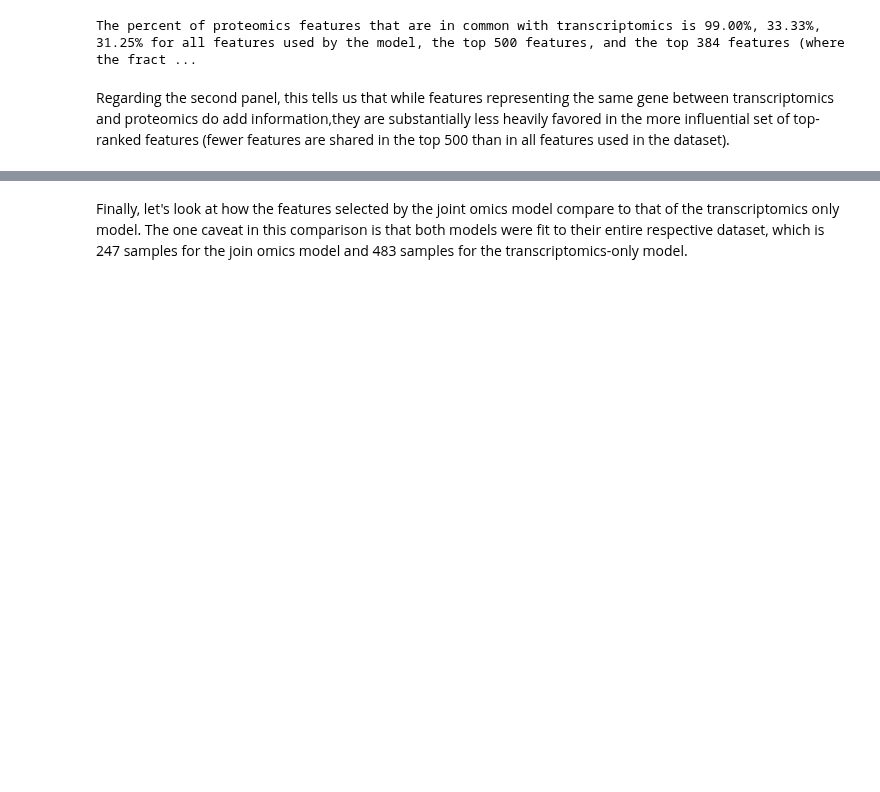
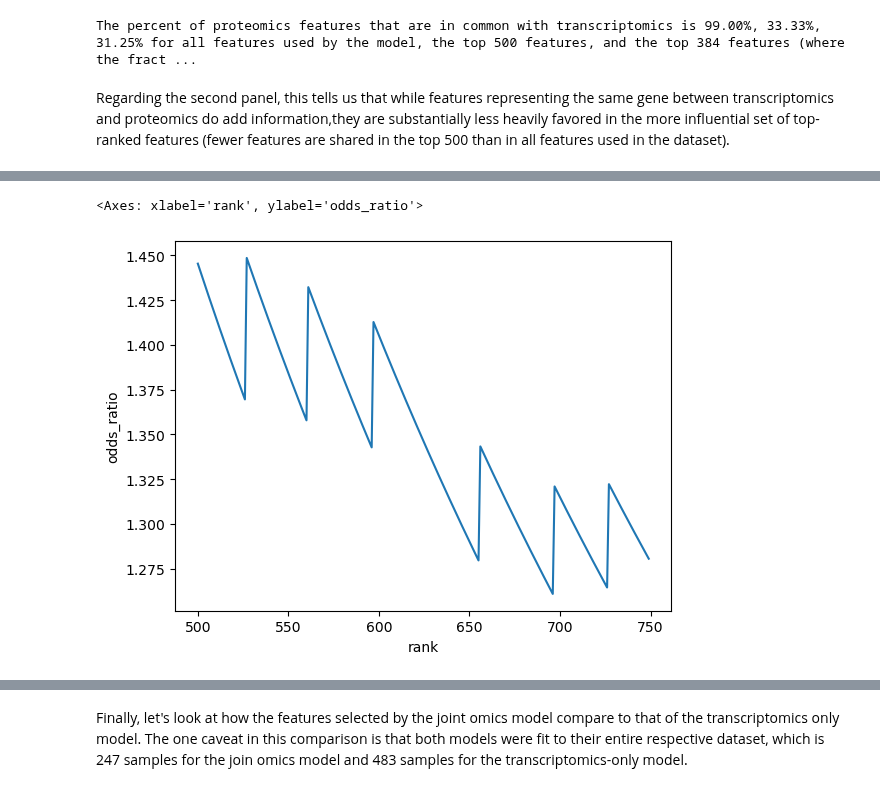
Before and after one commit to hmbaghdassarian/metastatic_potential, a Jupyter notebook: notebooks/C_joint_prediction/04_feature_analysis.ipynb, the cells around one changed output, grey strips where cells are left out. Saved outputs shown, nothing was run; the diff lists cells and outputs as text; code cells hidden in the pictures; blank space fills up the shorter version.

```diff
--- a/notebooks/C_joint_prediction/04_feature_analysis.ipynb
+++ b/notebooks/C_joint_prediction/04_feature_analysis.ipynb
@@ -263,0 +303,27 @@ Regarding the second panel, this tells us that while features representing the s
+# %%
+def proteomic_ora(model_coefs, n, verbose = False):
+    # Define contingency table
+    top_n = model_coefs[model_coefs["Feature Rank"] <= n]
+    outside_top_n = model_coefs[model_coefs["Feature Rank"] > n]
+
+    # Calculate counts for contingency table
+    a = (top_n["Modality"] == "Proteomics").sum() # proteomic features in top n
+    c = (top_n["Modality"] == "Transcriptomics").sum()
+    b = (outside_top_n["Modality"] == "Proteomics").sum()
+    d = (outside_top_n["Modality"] == "Transcriptomics").sum()
+
+    N = model_coefs.shape[0] # total features
+    K = a + b # total number of protein features
+    k = a # total number of protein features in top n
+
+#     hypergeom_p = hypergeom(M=N, n=K, N=n).sf(k-1)
+
+    # Calculate odds ratio
+    odds_ratio, fisher_p = fisher_exact([[a, b], [c, d]], alternative = 'greater')
+    if verbose:
+        msg = 'At a feature rank of {}'.format(n)
+        msg += " the Fisher's exact test p-value for over-representation of proteomic features is"
+        msg += " {:.3f}, with an odds ratio of {:.2f}".format(fisher_p, odds_ratio)
+        print(msg)
+    else:
+        return odds_ratio, fisher_p#, hypergeom_p
@@ -263,0 +385,5 @@ Regarding the second panel, this tells us that while features representing the s
+# %%
+sns.lineplot(data = ora_proteomics_res, x = 'rank', y = 'odds_ratio')
+# %% [output]
+<Axes: xlabel='rank', ylabel='odds_ratio'>
+[figure, added]
```
Also changed, not shown: parts of 20 cells of this notebook, 5 other files.
